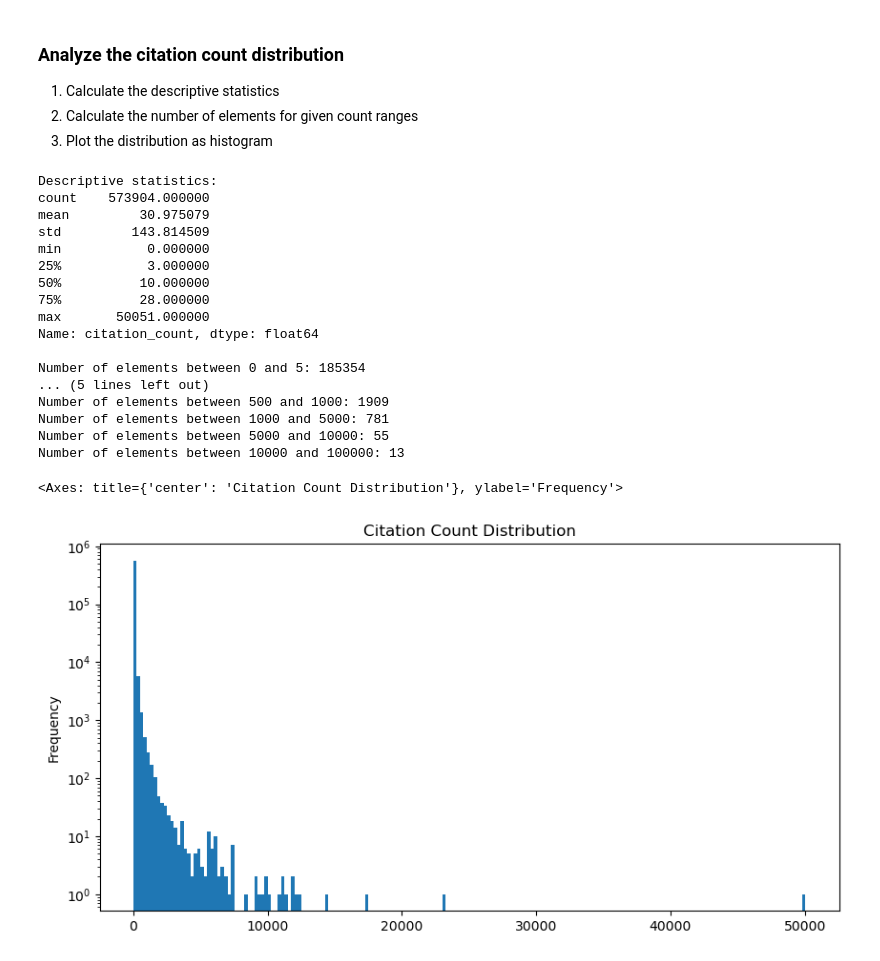
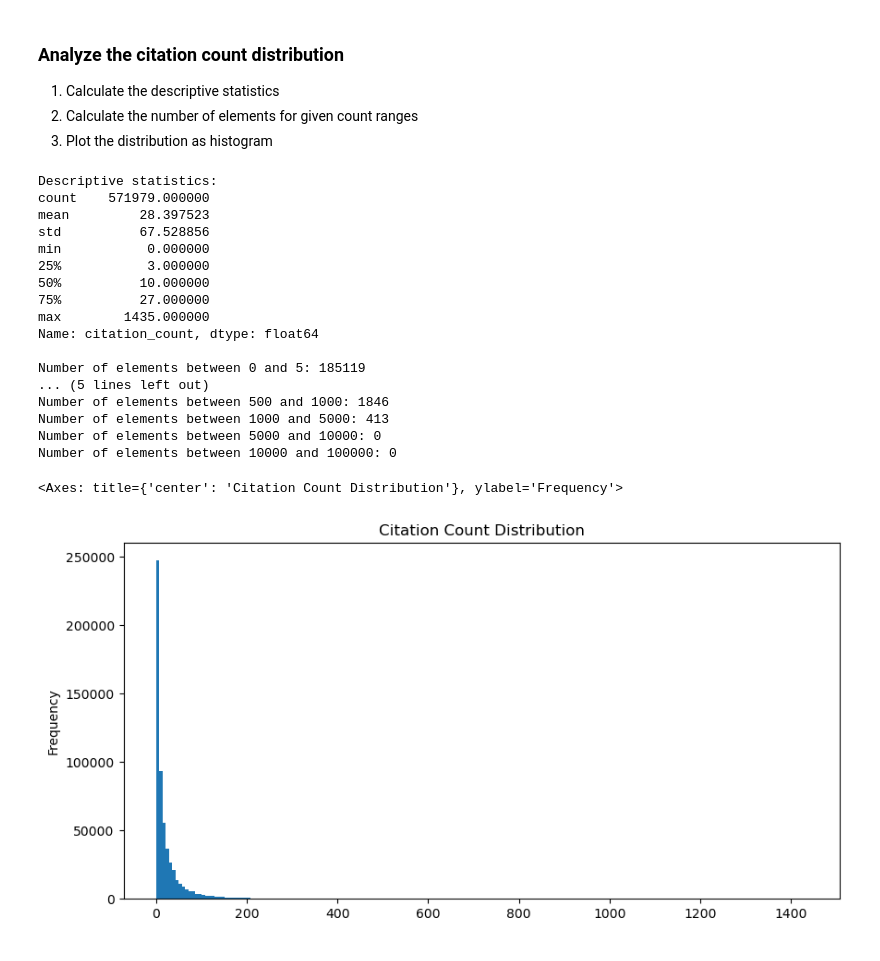
Before and after one commit to Grutschus/uu-data-mining-project, a Jupyter notebook: feature_extraction.ipynb, the cells around one changed output. Drawn from its saved outputs; the diff is of its cells as text; code cells hidden in the pictures.

```diff
--- a/feature_extraction.ipynb
+++ b/feature_extraction.ipynb
@@ -258,0 +447,3 @@ dataset_pd.head()
+# %%
+dataset_pd = pd.read_parquet("dataset/dataset_cleaned.parquet")
+dataset_pd.head()
@@ -284,24 +483,24 @@ for count_range in count_ranges:
     )
 # %% [output]
 Descriptive statistics:
-count    573904.000000
-mean         30.975079
-std         143.814509
+count    571979.000000
+mean         28.397523
+std          67.528856
 min           0.000000
 25%           3.000000
 50%          10.000000
-75%          28.000000
-max       50051.000000
+75%          27.000000
+max        1435.000000
 Name: citation_count, dtype: float64
 
-Number of elements between 0 and 5: 185354
+Number of elements between 0 and 5: 185119
 ... (5 lines left out)
-Number of elements between 500 and 1000: 1909
-Number of elements between 1000 and 5000: 781
-Number of elements between 5000 and 10000: 55
-Number of elements between 10000 and 100000: 13
+Number of elements between 500 and 1000: 1846
+Number of elements between 1000 and 5000: 413
+Number of elements between 5000 and 10000: 0
+Number of elements between 10000 and 100000: 0
 # %%
-dataset_pd['citation_count'].plot(kind='hist', bins=200, logy=True, figsize=(10, 5), title='Citation Count Distribution')
+dataset_pd['citation_count'].plot(kind='hist', bins=200, logy=False, figsize=(10, 5), title='Citation Count Distribution')
 # %% [output]
 <Axes: title={'center': 'Citation Count Distribution'}, ylabel='Frequency'>
-[figure, old version]
+[figure, new version]
```
Also changed, not shown: parts of 38 cells of this notebook, 1 other file.
